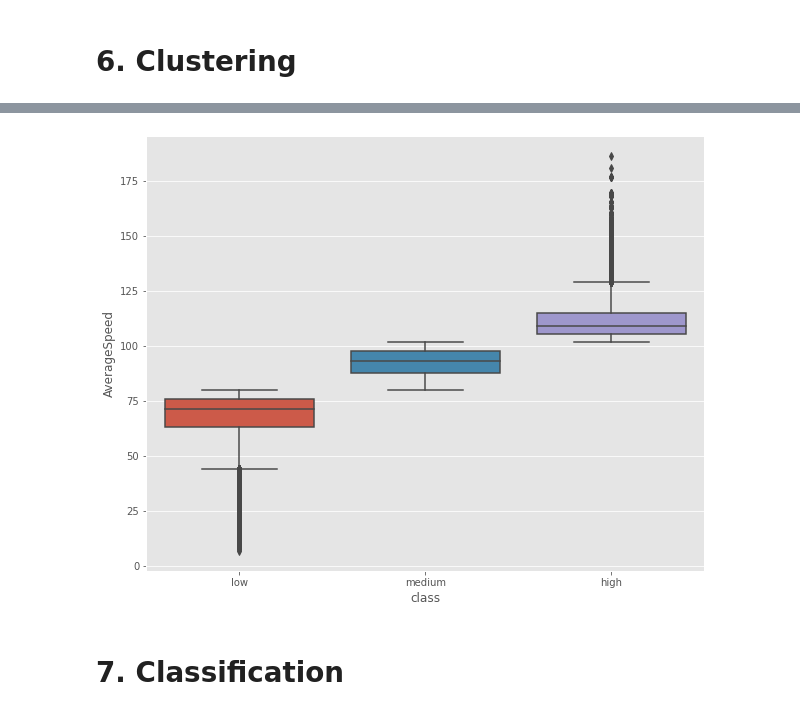
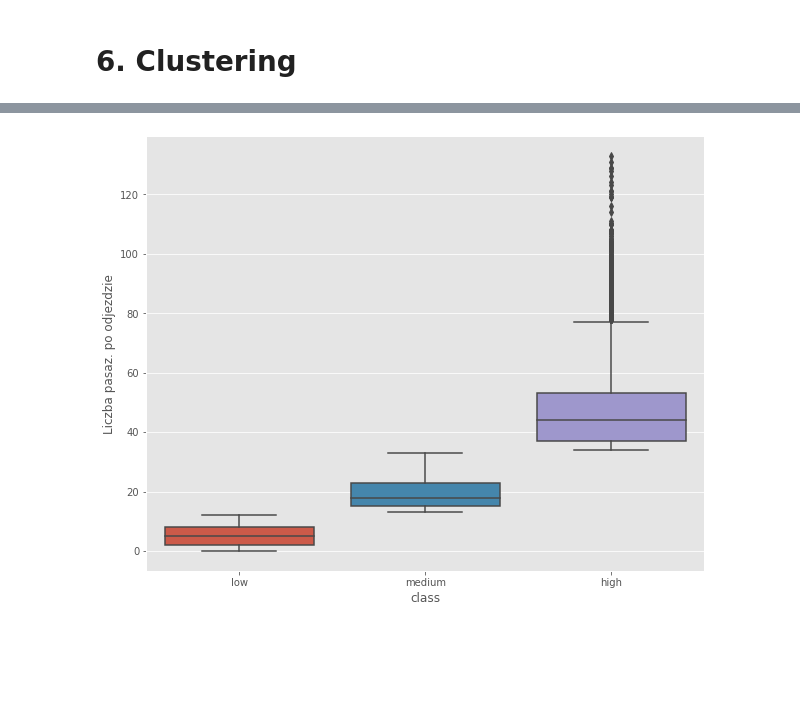
Before and after one commit to Walczi123/Projekt_Przetwarzanie_Danych, a Jupyter notebook: initial_data_processing.ipynb, the cells around one changed output, grey strips where cells are left out. Cells and saved outputs as stored; diff of their text form; code cells hidden in the pictures; blank space fills up the shorter version.

```diff
--- a/initial_data_processing.ipynb
+++ b/initial_data_processing.ipynb
@@ -219,12 +219,10 @@ ax = sns.displot(
 # %%
 plt.figure(figsize=(10, 8))
 ax = sns.boxplot(
     x='class',
-    order=speeds,
-    y='AverageSpeed',
+    order=crowding,
+    y='Liczba pasaz. po odjezdzie',
     data=df
 )
 # %% [output]
-[figure, old version]
+[figure, new version]
-# %% [markdown]
-# 7. Classification
```
Also changed, not shown: parts of 19 cells of this notebook.
